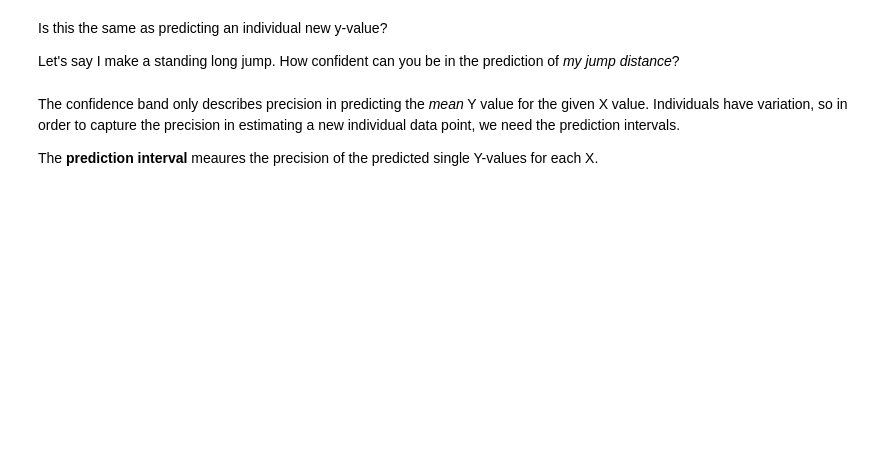
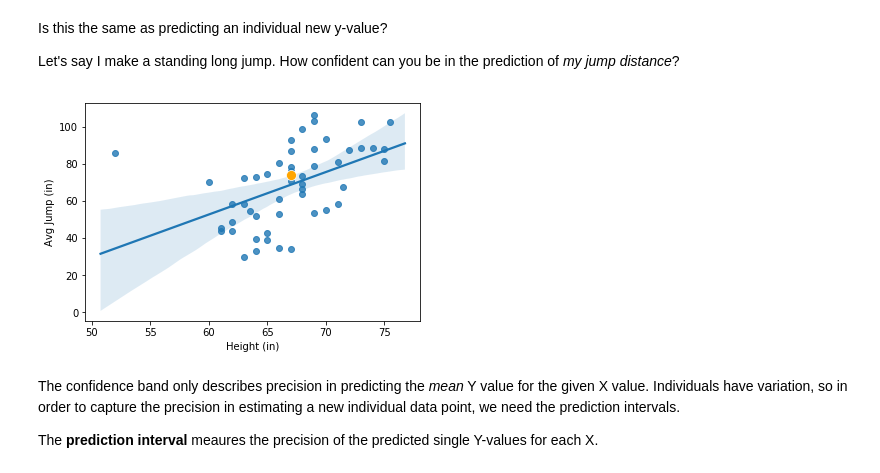
Before and after one commit to asizemore/data_science_seminar_upenn20, a Jupyter notebook: Linear_regression_07162020.ipynb, the cells around one changed output. Saved outputs shown, nothing was run; the diff lists cells and outputs as text; code cells hidden in the pictures; blank space fills up the shorter version.

```diff
--- a/Linear_regression_07162020.ipynb
+++ b/Linear_regression_07162020.ipynb
@@ -247,13 +335,16 @@ Is this the same as predicting an individual new y-value?
 
 Let's say I make a standing long jump. How confident can you be in the prediction of *my jump distance*?
 # %%
+# Data from July 2020
 drB_height = 67
-drB_jump = 70
+drB_jump = 74
 
 sns.regplot(heights, avg_jump)
 sns.scatterplot([drB_height], [drB_jump], color = "orange", s=100)
 plt.xlabel("Height (in)")
 plt.ylabel("Avg Jump (in)");
+# %% [output]
+[figure, added]
 # %% [markdown]
 The confidence band only describes precision in predicting the *mean* Y value for the given X value. Individuals have variation, so in order to capture the precision in estimating a new individual data point, we need the prediction intervals.
 
```
Also changed, not shown: parts of 19 cells of this notebook.
